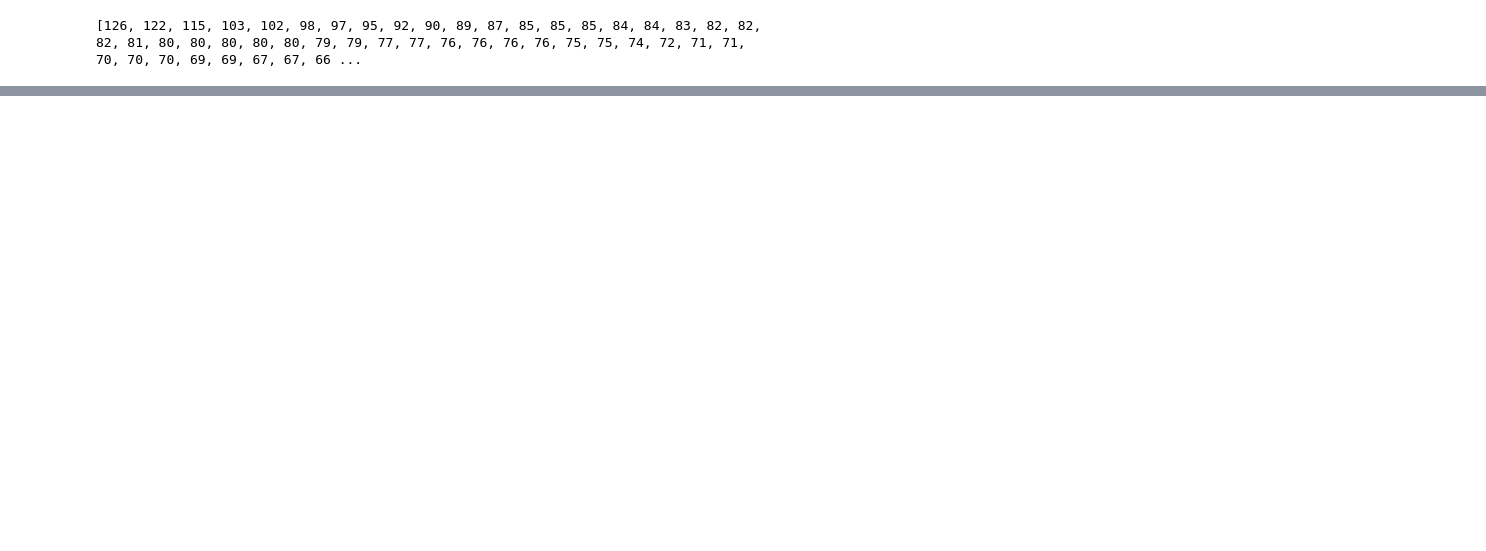
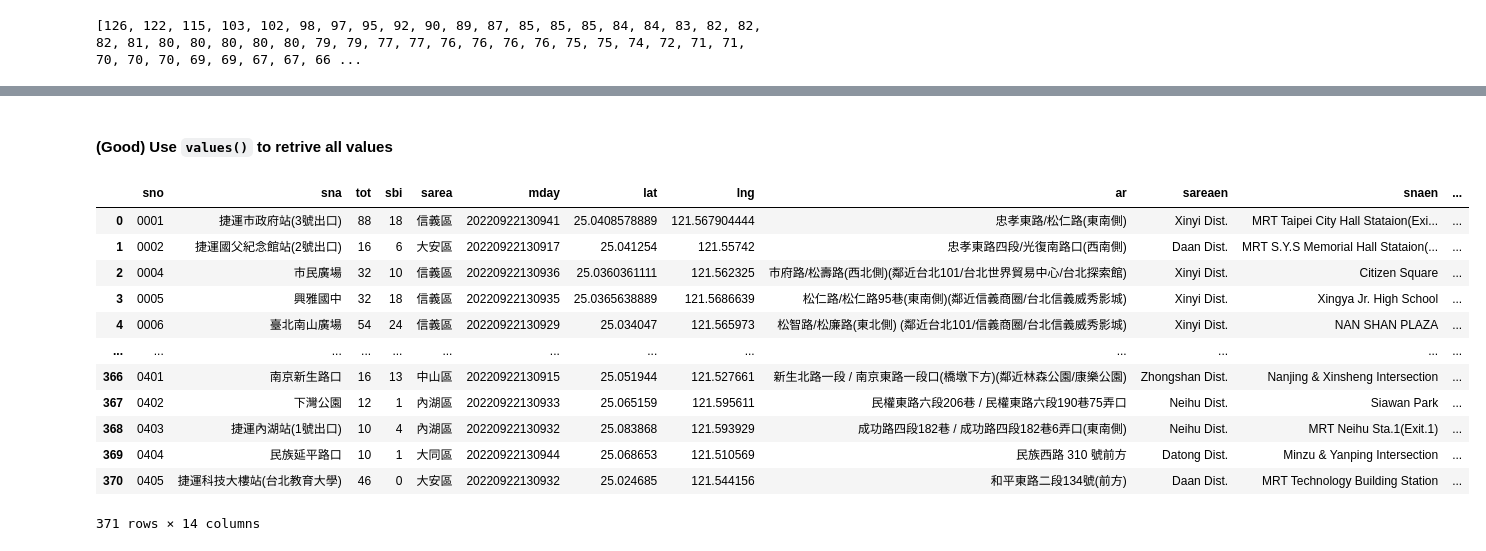
Before and after one commit to p4css/py4css, a Jupyter notebook: _sources/PSS/P04_2_for_if.ipynb, the cells around one changed output, grey strips where cells are left out. Saved outputs shown, nothing was run; the diff lists cells and outputs as text; code cells hidden in the pictures; blank space fills up the shorter version.

```diff
--- a/_sources/PSS/P04_2_for_if.ipynb
+++ b/_sources/PSS/P04_2_for_if.ipynb
@@ -467,0 +543,18 @@ pd.DataFrame(site_list)
+# %% [markdown]
+#### (Good) Use `values()` to retrive all values
+# %%
+pd.DataFrame(data['retVal'].values())
+# %% [output]
+|  | sno | sna | tot | sbi | sarea | mday | lat | lng | ar | sareaen | snaen | ... |
+| 0 | 0001 | 捷運市政府站(3號出口) | 88 | 18 | 信義區 | 20220922130941 | 25.0408578889 | 121.567904444 | 忠孝東路/松仁路(東南側) | Xinyi Dist. | MRT Taipei City Hall Stataion(Exi... | ... |
+| 1 | 0002 | 捷運國父紀念館站(2號出口) | 16 | 6 | 大安區 | 20220922130917 | 25.041254 | 121.55742 | 忠孝東路四段/光復南路口(西南側) | Daan Dist. | MRT S.Y.S Memorial Hall Stataion(... | ... |
+| 2 | 0004 | 市民廣場 | 32 | 10 | 信義區 | 20220922130936 | 25.0360361111 | 121.562325 | 市府路/松壽路(西北側)(鄰近台北101/台北世界貿易中心/台北探索館) | Xinyi Dist. | Citizen Square | ... |
+| 3 | 0005 | 興雅國中 | 32 | 18 | 信義區 | 20220922130935 | 25.0365638889 | 121.5686639 | 松仁路/松仁路95巷(東南側)(鄰近信義商圈/台北信義威秀影城) | Xinyi Dist. | Xingya Jr. High School | ... |
+| 4 | 0006 | 臺北南山廣場 | 54 | 24 | 信義區 | 20220922130929 | 25.034047 | 121.565973 | 松智路/松廉路(東北側) (鄰近台北101/信義商圈/台北信義威秀影城) | Xinyi Dist. | NAN SHAN PLAZA | ... |
+| ... | ... | ... | ... | ... | ... | ... | ... | ... | ... | ... | ... | ... |
+| 366 | 0401 | 南京新生路口 | 16 | 13 | 中山區 | 20220922130915 | 25.051944 | 121.527661 | 新生北路一段 / 南京東路一段口(橋墩下方)(鄰近林森公園/康樂公園) | Zhongshan Dist. | Nanjing & Xinsheng Intersection | ... |
+| 367 | 0402 | 下灣公園 | 12 | 1 | 內湖區 | 20220922130933 | 25.065159 | 121.595611 | 民權東路六段206巷 / 民權東路六段190巷75弄口 | Neihu Dist. | Siawan Park | ... |
+| 368 | 0403 | 捷運內湖站(1號出口) | 10 | 4 | 內湖區 | 20220922130932 | 25.083868 | 121.593929 | 成功路四段182巷 / 成功路四段182巷6弄口(東南側) | Neihu Dist. | MRT Neihu Sta.1(Exit.1) | ... |
+| 369 | 0404 | 民族延平路口 | 10 | 1 | 大同區 | 20220922130944 | 25.068653 | 121.510569 | 民族西路 310 號前方 | Datong Dist. | Minzu & Yanping Intersection | ... |
+| 370 | 0405 | 捷運科技大樓站(台北教育大學) | 46 | 0 | 大安區 | 20220922130932 | 25.024685 | 121.544156 | 和平東路二段134號(前方) | Daan Dist. | MRT Technology Building Station | ... |
+371 rows × 14 columns
```
Also changed, not shown: parts of 34 cells of this notebook, 12 other files.
